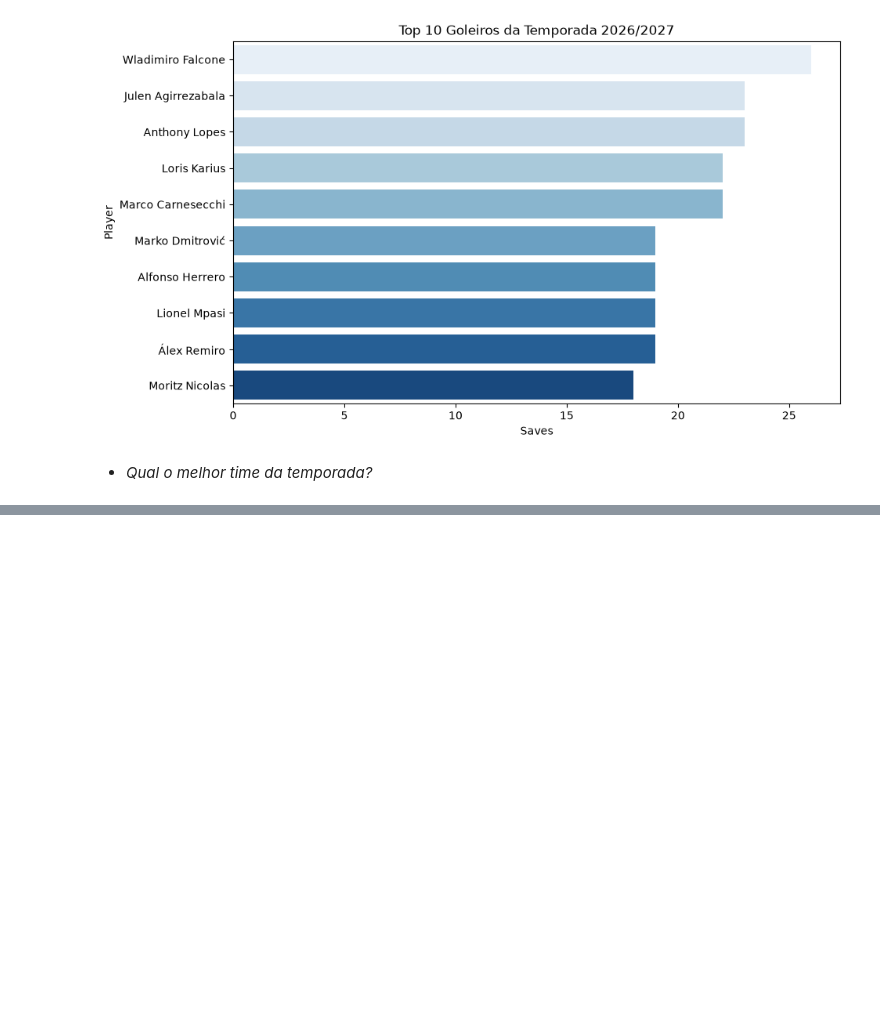
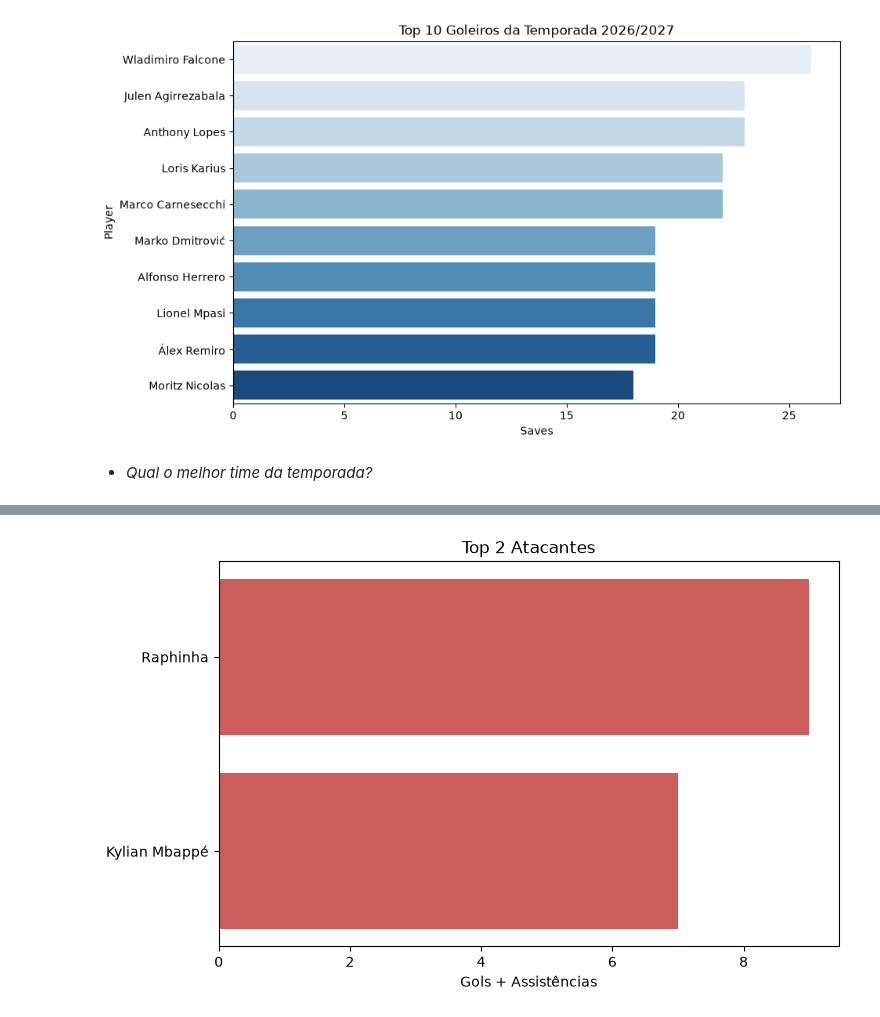
Before and after one commit to DanielSantanna1/analise-futebol-europeu, a Jupyter notebook: analise_futebol_europeu.ipynb, the cells around one changed output, grey strips where cells are left out. Drawn from its saved outputs; the diff is of its cells as text; code cells hidden in the pictures; blank space fills up the shorter version.

```diff
--- a/analise_futebol_europeu.ipynb
+++ b/analise_futebol_europeu.ipynb
@@ -280,0 +303,11 @@ Dream Team da Temporada 2026/2027:
+# %%
+top_atacantes = atacantes.sort_values(by='G+A', ascending=False).head(2)[['Player', 'G+A']]
+
+plt.figure(figsize=(8,5))
+plt.barh(top_atacantes['Player'], top_atacantes['G+A'], color='indianred')
+plt.xlabel('Gols + Assistências')
+plt.title('Top 2 Atacantes')
+plt.gca().invert_yaxis()
+plt.show()
+# %% [output]
+[figure, added]
```
Also changed, not shown: parts of 4 cells of this notebook.
